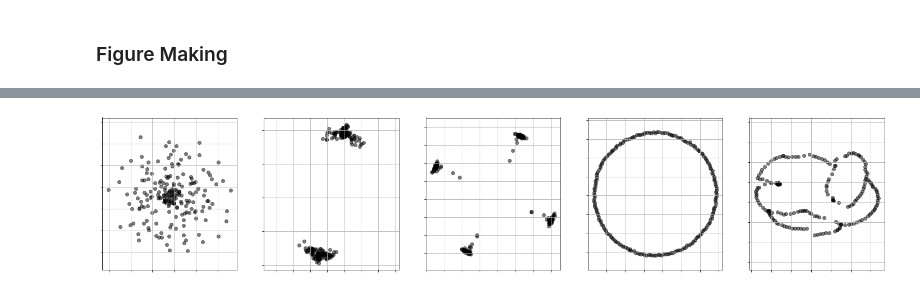
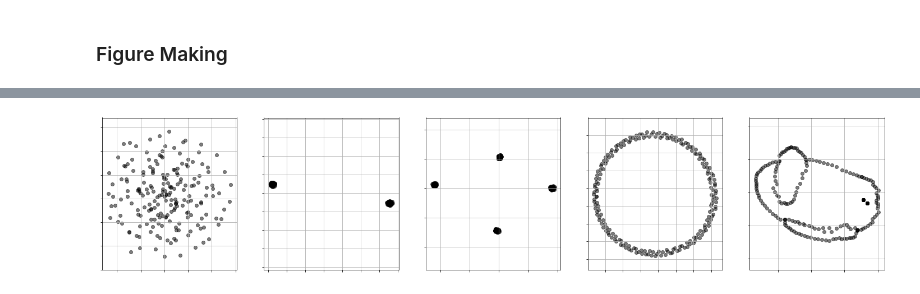
Before and after one commit to anon594/iclr26_submission8125, a Jupyter notebook: 2_adversarial.ipynb, the cells around one changed output, grey strips where cells are left out. Cells and saved outputs as stored; diff of their text form; code cells hidden in the pictures.

```diff
--- a/2_adversarial.ipynb
+++ b/2_adversarial.ipynb
@@ -252,26 +257,0 @@ def makeEsimplexDistance(X, C, decimals = 8):
-# %%
-n=100
-
-
-'''
-#works but t-student ASS could be higher
-dimensions = [2000, 2000]
-powers=[-0.75, -0.75]
-C=[1.0, 1.0]
-#distance=5 and degrees=5 for t-student
-'''
-
-
-dimensions = [3000, 3000]
-powers=[-0.75, -0.75]
-C=[1.0, 1.0]
-
-Ds = dimensions.copy()
-Xs = dimensions.copy()
-for i in range(len(dimensions)):
-    if i == 0:
-        X = TwoT_Student(NumPointsInCluster=n ,distance=5, dim=dimensions[i], power=powers[i], c=C[i], degrees=5)
-    if i==1:
-        X = TwoGuassians(NumPointsInCluster=n ,distance=1, dim=dimensions[i], power=powers[i], c=C[i])
-    Xs[i]=X
-    Ds[i]=distanceSquaredArray2(np.matmul(X, np.transpose(X)))
@@ -412,6 +260,6 @@ fig.savefig(name+'.jpg')
 # %%
 n=100
-
+from tqdm import tqdm
 ''' This one works pretty well
 dimensions = [100, 500, 1000, 3000]
 powers=[-0.75, -0.75, -0.75, -0.75]
@@ -424,7 +272,7 @@ C=[0.70, 0.75, 0.90, 1.15, 1.40]
 
 Ds = dimensions.copy()
 Xs = dimensions.copy()
-for i in range(len(dimensions)):
+for i in tqdm(range(len(dimensions))):
     X = TwoGuassians(NumPointsInCluster=n ,distance=1, dim=dimensions[i], power=powers[i], c=C[i])
     Xs[i]=X
     Ds[i]=distanceSquaredArray2(np.matmul(X, np.transpose(X)))
@@ -581,37 +426,37 @@ fig.set_figwidth(len(Ds)*5)
 fig.set_figheight(5)
 
 #Setting perplexities
-perps=[30, 100, 50, 30, 40]
+perps=[30, 100, 50, 30, 80]
 
 
 for i in range(len(Ds)):
 
         #Running T-SNE
-        F = TSNE(learning_rate=100, perplexity=perps[i])#, metric='precomputed')
+        F = TSNE(learning_rate=70, perplexity=perps[i], random_state=seed)#, init='random',metric='precomputed')
 
         #Plot t-SNE
         Y_features = F.fit_transform(Ds[i])
         Y_xaxis = Y_features[:,0]
         Y_yaxis = Y_features[:,1]
 
         ax[i].scatter(Y_xaxis, Y_yaxis, marker="o", color="black", alpha=0.5)
 
         '''
         if i == 0:
             ax[i].set(xlabel='X', ylabel='Y', title='t-SNE Visualization of One Cluster')
         elif i == 1:
             ax[i].set(xlabel='X', ylabel='Y', title='t-SNE Visualization of Two Clusters')
         elif i == 2:
             ax[i].set(xlabel='X', ylabel='Y', title='t-SNE Visualization of Four Clusters')
         elif i == 3:
             ax[i].set(xlabel='X', ylabel='Y', title='t-SNE Visualization of a Circle')
         '''
 
         ax[i].grid('on')
         ax[i].axis('equal')
         ax[i].set_xticklabels([])
         ax[i].set_yticklabels([])
 # %% [output]
-[figure, old version]
+[figure, new version]
 # %%
 eps=np.round(eps, decimals=3)
```
Also changed, not shown: parts of 25 cells of this notebook, 56 other files.
